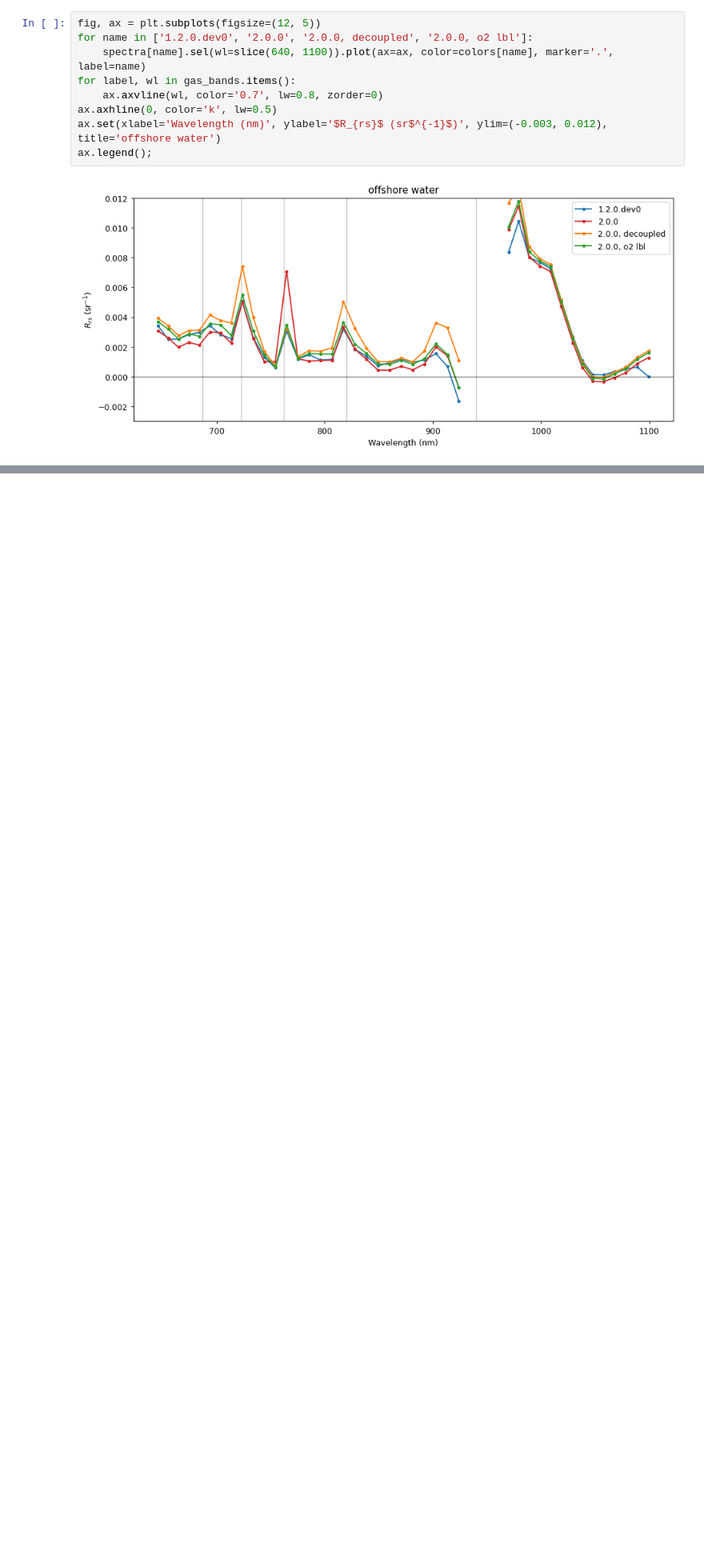
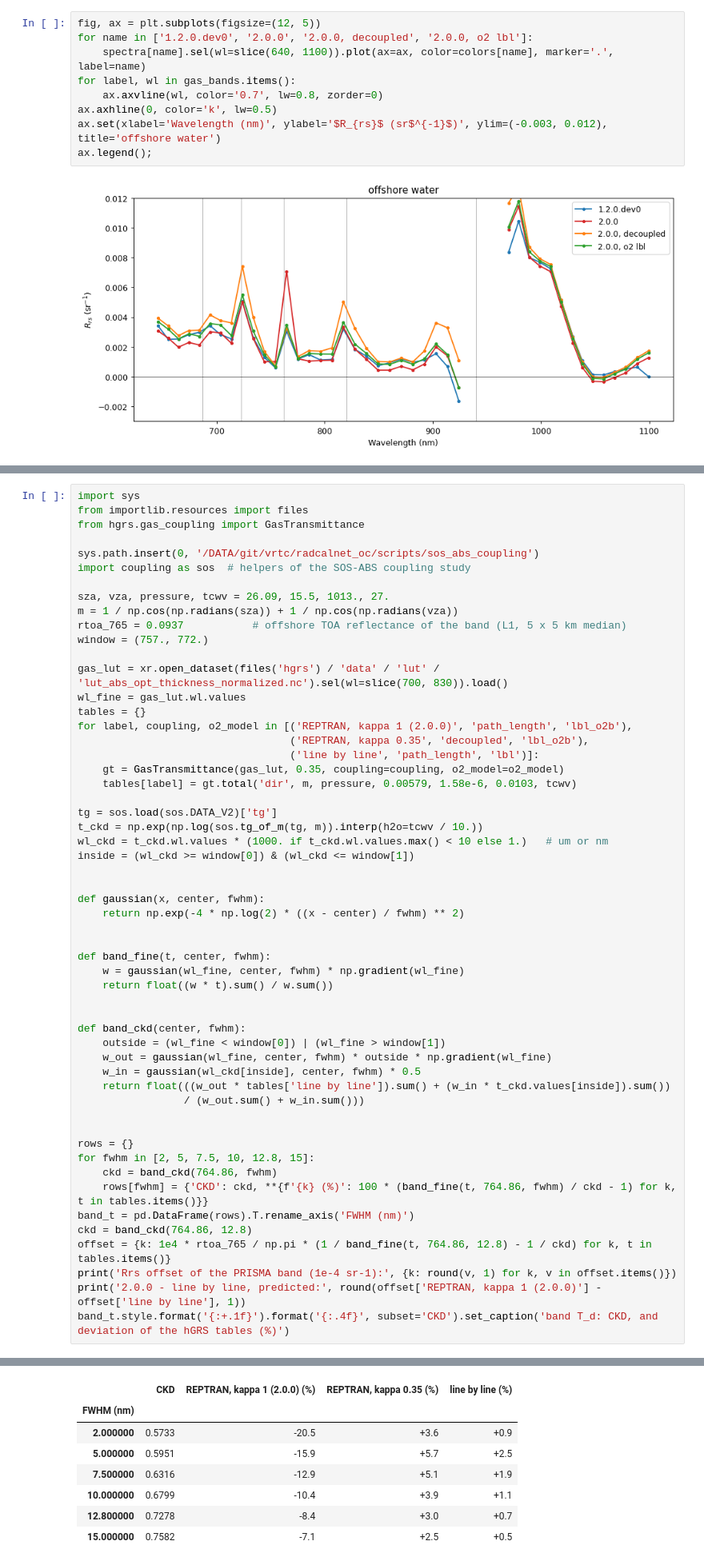
Before and after one commit to Tristanovsk/hgrs, a Jupyter notebook: docs/source/tutorials/prisma_version_comparison.ipynb, the cells around one changed output, grey strips where cells are left out. Shown at 80% size. Drawn from its saved outputs; the diff is of its cells as text; blank space fills up the shorter version.

```diff
--- a/docs/source/tutorials/prisma_version_comparison.ipynb
+++ b/docs/source/tutorials/prisma_version_comparison.ipynb
@@ -187,0 +212,56 @@ ax.legend();
+# %%
+import sys
+from importlib.resources import files
+from hgrs.gas_coupling import GasTransmittance
+
+sys.path.insert(0, '/DATA/git/vrtc/radcalnet_oc/scripts/sos_abs_coupling')
+import coupling as sos  # helpers of the SOS-ABS coupling study
+
+sza, vza, pressure, tcwv = 26.09, 15.5, 1013., 27.
+m = 1 / np.cos(np.radians(sza)) + 1 / np.cos(np.radians(vza))
+rtoa_765 = 0.0937           # offshore TOA reflectance of the band (L1, 5 x 5 km median)
+window = (757., 772.)
+
+gas_lut = xr.open_dataset(files('hgrs') / 'data' / 'lut' / 'lut_abs_opt_thickness_normalized.nc').sel(wl=slice(700, 830)).load()
+wl_fine = gas_lut.wl.values
+tables = {}
+for label, coupling, o2_model in [('REPTRAN, kappa 1 (2.0.0)', 'path_length', 'lbl_o2b'),
+                                  ('REPTRAN, kappa 0.35', 'decoupled', 'lbl_o2b'),
+                                  ('line by line', 'path_length', 'lbl')]:
+    gt = GasTransmittance(gas_lut, 0.35, coupling=coupling, o2_model=o2_model)
+    tables[label] = gt.total('dir', m, pressure, 0.00579, 1.58e-6, 0.0103, tcwv)
+
+tg = sos.load(sos.DATA_V2)['tg']
+t_ckd = np.exp(np.log(sos.tg_of_m(tg, m)).interp(h2o=tcwv / 10.))
+wl_ckd = t_ckd.wl.values * (1000. if t_ckd.wl.values.max() < 10 else 1.)   # um or nm
+inside = (wl_ckd >= window[0]) & (wl_ckd <= window[1])
+
+
+def gaussian(x, center, fwhm):
+    return np.exp(-4 * np.log(2) * ((x - center) / fwhm) ** 2)
+
+
+def band_fine(t, center, fwhm):
+    w = gaussian(wl_fine, center, fwhm) * np.gradient(wl_fine)
+    return float((w * t).sum() / w.sum())
+
+
+def band_ckd(center, fwhm):
+    outside = (wl_fine < window[0]) | (wl_fine > window[1])
+    w_out = gaussian(wl_fine, center, fwhm) * outside * np.gradient(wl_fine)
+    w_in = gaussian(wl_ckd[inside], center, fwhm) * 0.5
+    return float(((w_out * tables['line by line']).sum() + (w_in * t_ckd.values[inside]).sum())
+                 / (w_out.sum() + w_in.sum()))
+
+
+rows = {}
+for fwhm in [2, 5, 7.5, 10, 12.8, 15]:
+    ckd = band_ckd(764.86, fwhm)
+    rows[fwhm] = {'CKD': ckd, **{f'{k} (%)': 100 * (band_fine(t, 764.86, fwhm) / ckd - 1) for k, t in tables.items()}}
+band_t = pd.DataFrame(rows).T.rename_axis('FWHM (nm)')
+ckd = band_ckd(764.86, 12.8)
+offset = {k: 1e4 * rtoa_765 / np.pi * (1 / band_fine(t, 764.86, 12.8) - 1 / ckd) for k, t in tables.items()}
+print('Rrs offset of the PRISMA band (1e-4 sr-1):', {k: round(v, 1) for k, v in offset.items()})
+print('2.0.0 - line by line, predicted:', round(offset['REPTRAN, kappa 1 (2.0.0)'] - offset['line by line'], 1))
+band_t.style.format('{:+.1f}').format('{:.4f}', subset='CKD').set_caption('band T_d: CKD, and deviation of the hGRS tables (%)')
+# %% [output]
@@ -187,0 +271,8 @@ ax.legend();
+|  | CKD | REPTRAN, kappa 1 (2.0.0) (%) | REPTRAN, kappa 0.35 (%) | line by line (%) |
+| FWHM (nm) |  |  |  |  |
+| 2.000000 | 0.5733 | -20.5 | +3.6 | +0.9 |
+| 5.000000 | 0.5951 | -15.9 | +5.7 | +2.5 |
+| 7.500000 | 0.6316 | -12.9 | +5.1 | +1.9 |
+| 10.000000 | 0.6799 | -10.4 | +3.9 | +1.1 |
+| 12.800000 | 0.7278 | -8.4 | +3.0 | +0.7 |
+| 15.000000 | 0.7582 | -7.1 | +2.5 | +0.5 |
```
Also changed, not shown: parts of 9 cells of this notebook.
